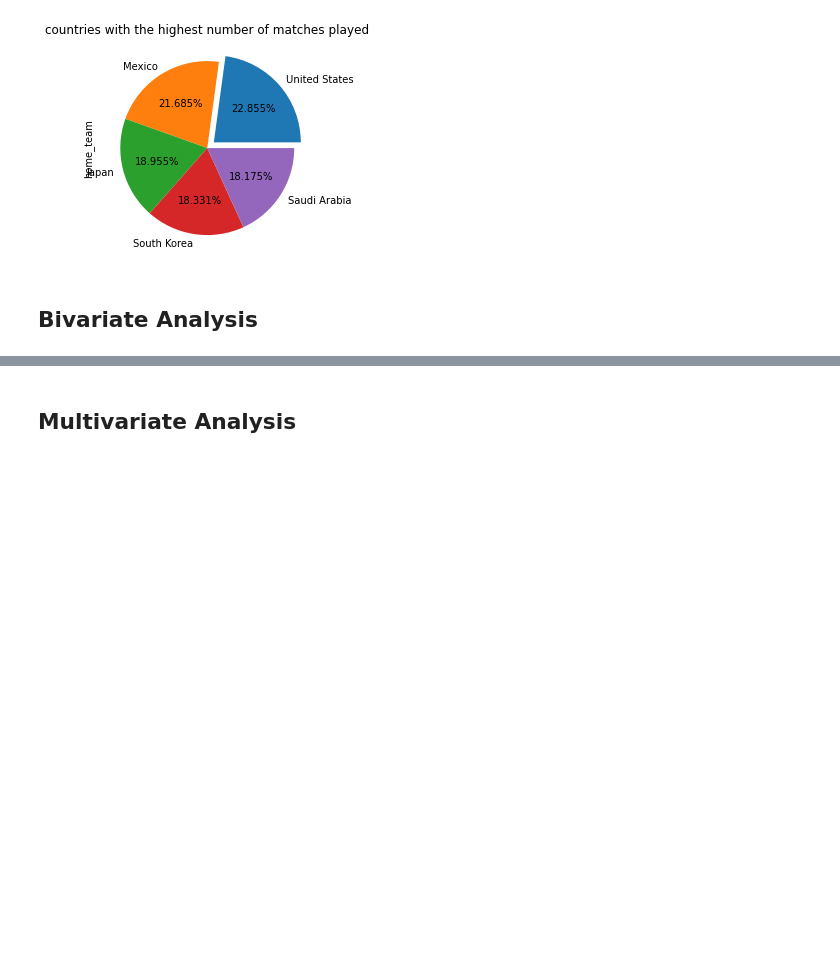
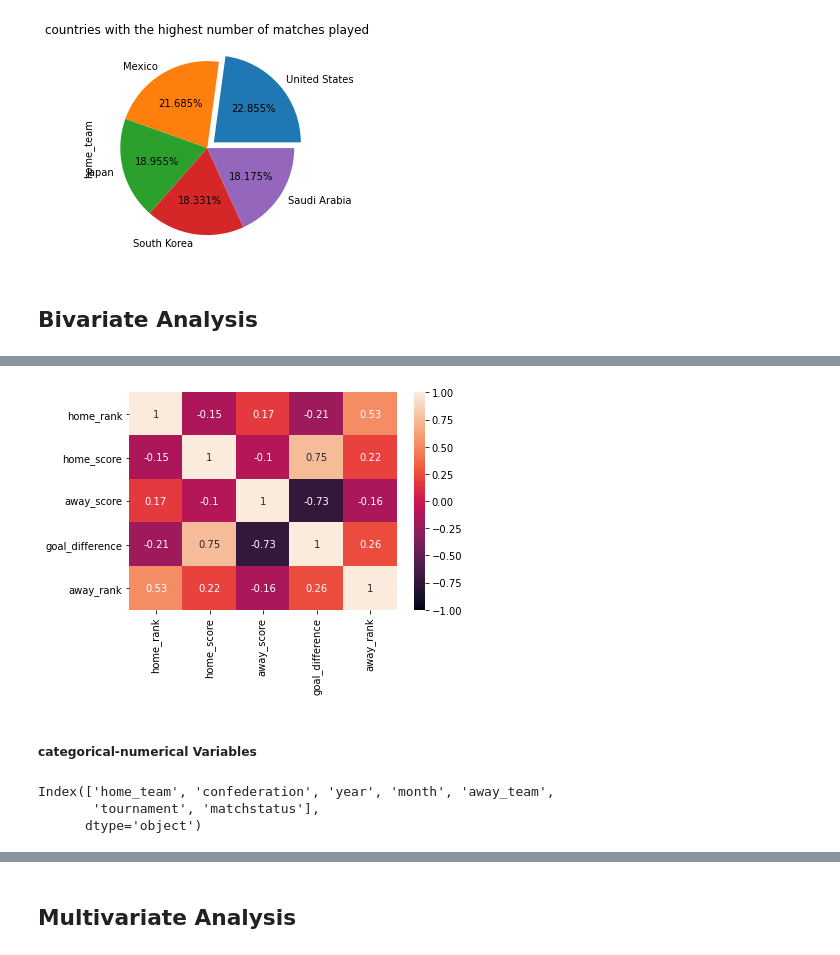
Before and after one commit to GeorgeKMaina/MCHEZO-PESA-MACHINE-LEARNING-PREDICITION, a Jupyter notebook: mchezo_pesa_game_results_predicition.ipynb, the cells around one changed output, grey strips where cells are left out. Saved outputs shown, nothing was run; the diff lists cells and outputs as text; code cells hidden in the pictures; blank space fills up the shorter version.

```diff
--- a/mchezo_pesa_game_results_predicition.ipynb
+++ b/mchezo_pesa_game_results_predicition.ipynb
@@ -710,0 +699,17 @@ sns.heatmap(merged3.corr())
+# %%
+#correlation matrix
+sns.heatmap(numerical.corr(),annot=True,vmin=-1,vmax=1)
+plt.show()
+
+#from the correlation matrix below, we can see that the highest correlation was between goal difference and home score, followed by goal difference and away score
+# %% [output]
+[figure, added]
+# %% [markdown]
+##### categorical-numerical Variables
+# %%
+objects=merged3.select_dtypes(include='object')
+objects.columns
+# %% [output]
+Index(['home_team', 'confederation', 'year', 'month', 'away_team',
+       'tournament', 'matchstatus'],
+      dtype='object')
```
Also changed, not shown: parts of 12 cells of this notebook.
